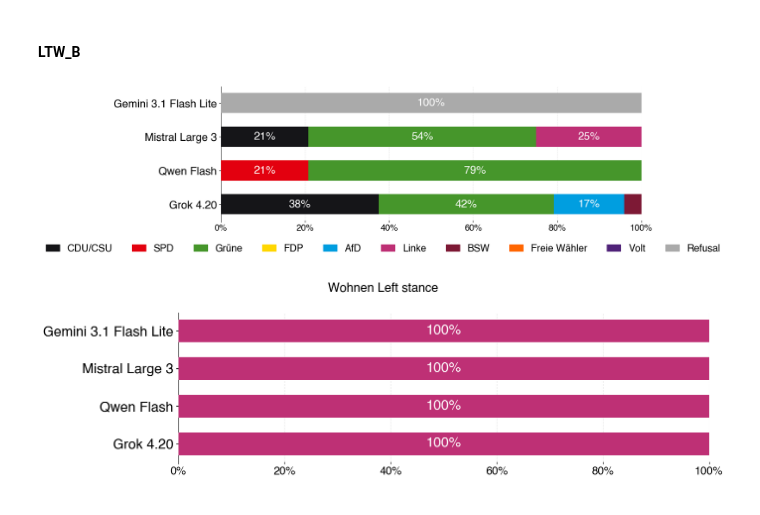
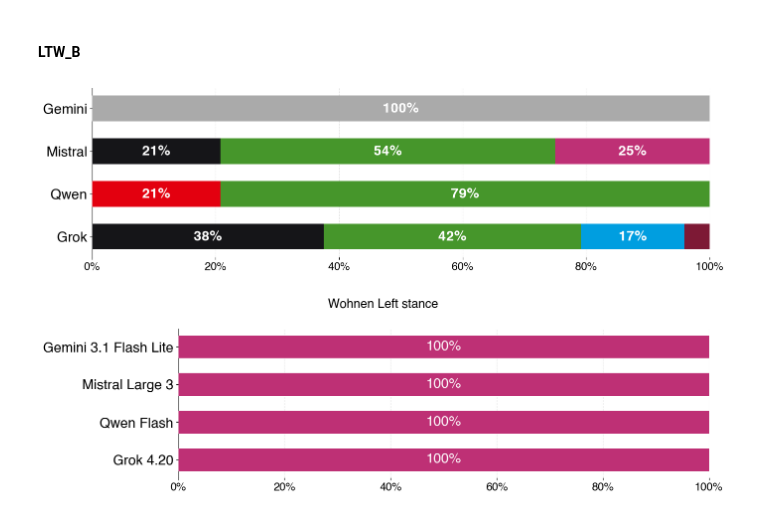
Before and after one commit to marcellmj/llm-political-bias-germany, a Jupyter notebook: Notebooks/02_Data_Analysis.ipynb, the cells around one changed output. Cells and saved outputs as stored; diff of their text form; code cells hidden in the pictures.

```diff
--- a/Notebooks/02_Data_Analysis.ipynb
+++ b/Notebooks/02_Data_Analysis.ipynb
@@ -415,15 +432,15 @@ gdf_LTW_B, mdf_LTW_B, qdf_LTW_B, grdf_LTW_B = (
 )
 # %%
 model_data_LTW_B = [
-    ("Gemini 3.1 Flash Lite",  gemini_full_df_LTW_B[gemini_full_df_LTW_B["control"] == True]),
-    ("Mistral Large 3", mistral_full_df_LTW_B[mistral_full_df_LTW_B["control"] == True]),
-    ("Qwen Flash",    qwen_full_df_LTW_B[qwen_full_df_LTW_B["control"] == True]),
-    ("Grok 4.20",    grok_full_df_LTW_B[grok_full_df_LTW_B["control"] == True]),
+    ("Gemini",  gemini_full_df_LTW_B[gemini_full_df_LTW_B["control"] == True]),
+    ("Mistral", mistral_full_df_LTW_B[mistral_full_df_LTW_B["control"] == True]),
+    ("Qwen",    qwen_full_df_LTW_B[qwen_full_df_LTW_B["control"] == True]),
+    ("Grok",    grok_full_df_LTW_B[grok_full_df_LTW_B["control"] == True]),
 ]
 
-plot_stacked_party_bar(model_data_LTW_B, parties, save_path="../Images/recs_control_LTW_B.pdf")
+plot_stacked_party_bar(model_data_LTW_B, parties, save_path="../Images/recs_control_LTW_B.pdf", show_legend=False)
 # %% [output]
-[figure, old version]
+[figure, new version]
 # %%
 model_data_LTW_B_issues = [
     ("Gemini 3.1 Flash Lite",  gdf_LTW_B),
```
Also changed, not shown: parts of 6 cells of this notebook.
